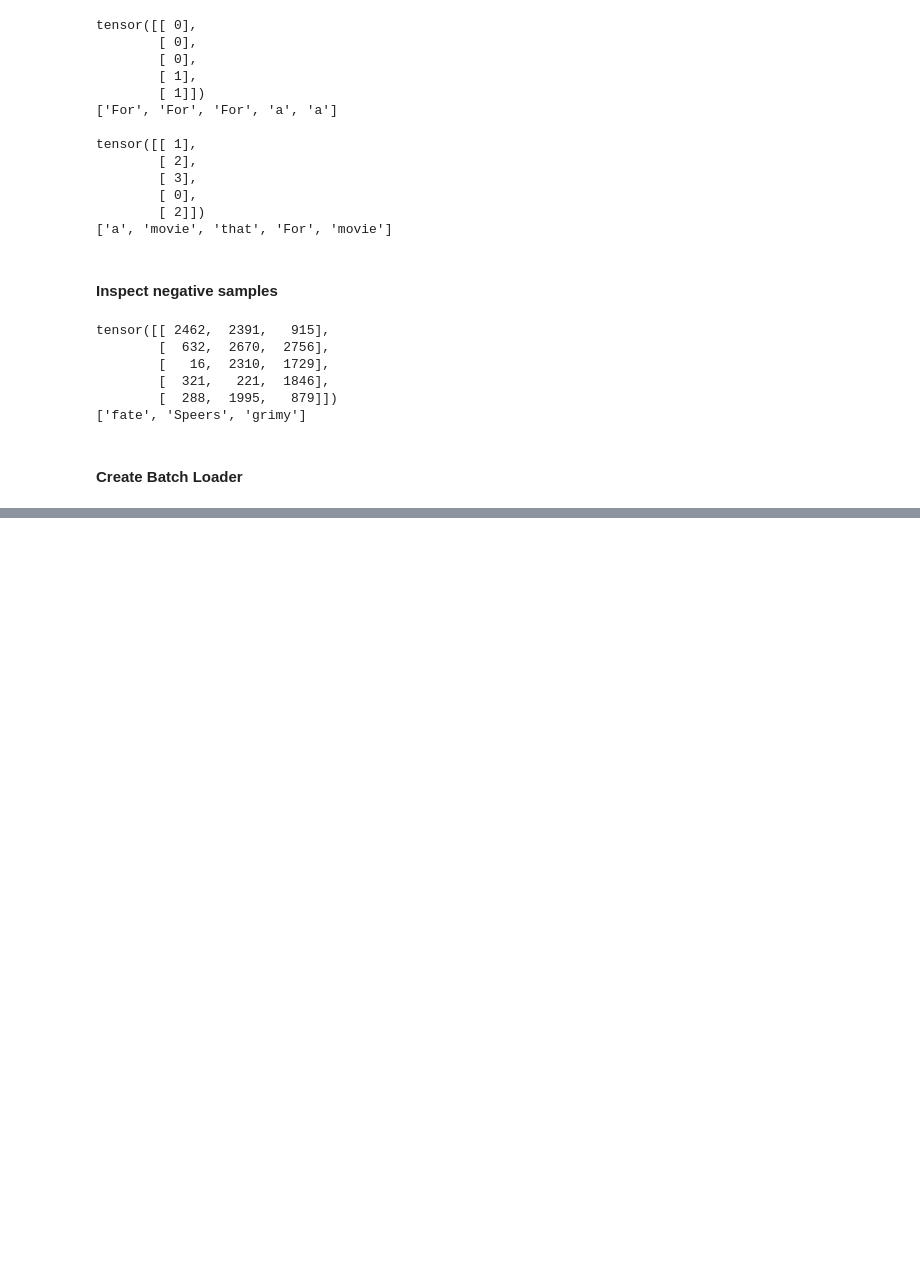
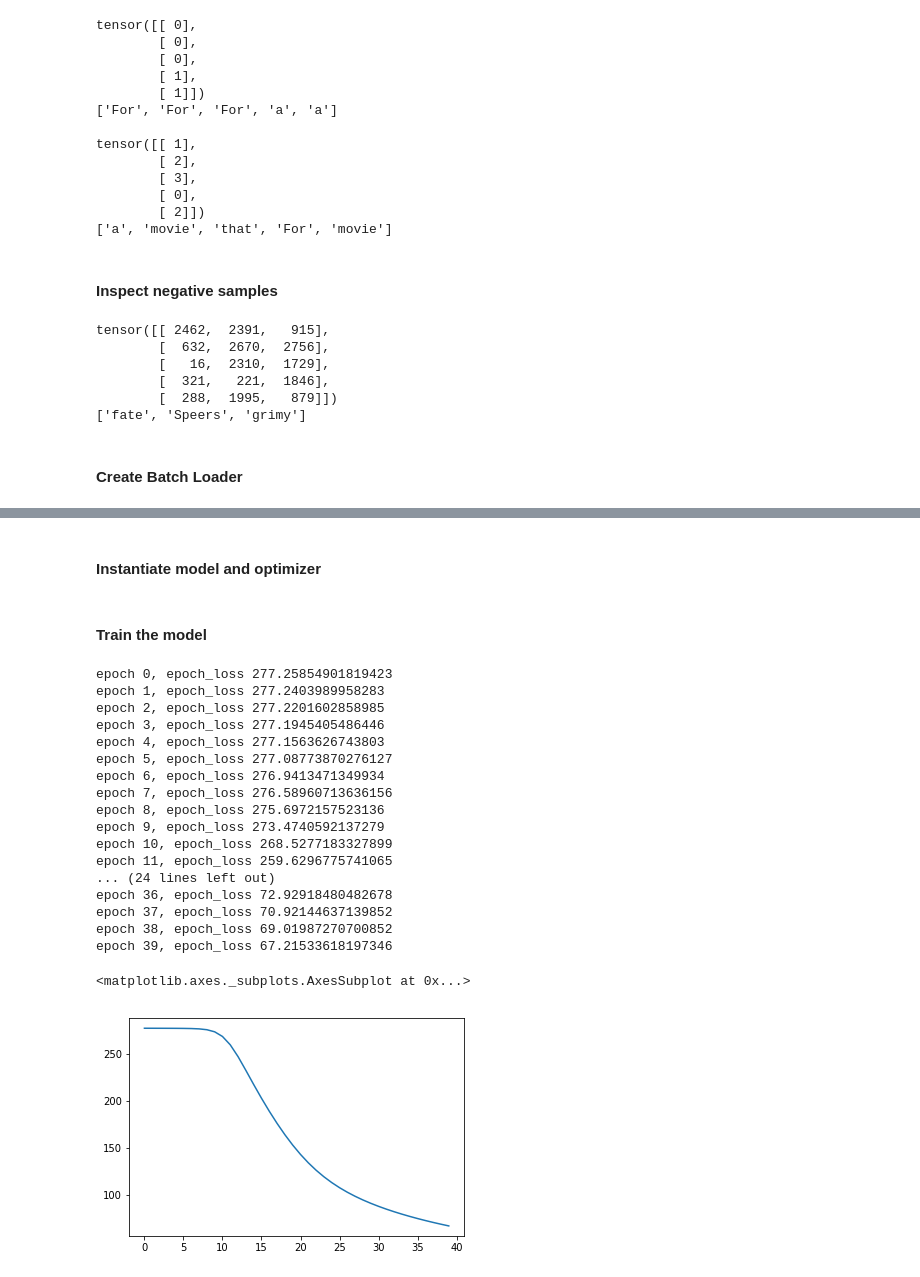
Before and after one commit to hveigz/word-embeddings, a Jupyter notebook: Word2Vec_SkipGram.ipynb, the cells around one changed output, grey strips where cells are left out. Drawn from its saved outputs; the diff is of its cells as text; code cells hidden in the pictures; blank space fills up the shorter version.

Commit message:
Adding model definition and batch training

```diff
--- a/Word2Vec_SkipGram.ipynb
+++ b/Word2Vec_SkipGram.ipynb
@@ -540,3 +538,9 @@ window_size = 3
+# %%
+batch_size = 128
+emb_dimension = 5
+window_size = 10
+n_epochs = 40
+learning_rate = 0.01
 # %% [markdown]
 #### Get samples for training
 # %%
@@ -653,0 +629,50 @@ def forward(self, center_words, positive_words, negative_words):
+# %% [markdown]
+#### Instantiate model and optimizer
+# %%
+model = SkipGram_NegSamp_Model(len(word2id), emb_dimension)
+optimizer = torch.optim.SGD(model.parameters(), lr=learning_rate)
+# %% [markdown]
+#### Train the model
+# %%
+plot_train = []
+save_loss = []
+
+for epoch in range(n_epochs):
+    epoch_loss = []
+    for batch_idx, (center_words, positive_words, negative_words) in enumerate(imdb_loader):
+
+        # forward, backward, optimize
+        optimizer.zero_grad()
+        loss = model.forward(center_words, positive_words, negative_words)
+        loss.backward()
+        optimizer.step()
+
+        # save loss
+        epoch_loss.append(loss.item())
+
+    epoch_loss = np.mean(epoch_loss)
+    save_loss.append(epoch_loss)
+    if epoch%1 == 0:
+        print('epoch {}, epoch_loss {}'.format(epoch, epoch_loss))
+
+pd.Series(save_loss).plot()
+# %% [output]
+epoch 0, epoch_loss 277.25854901819423
+epoch 1, epoch_loss 277.2403989958283
+epoch 2, epoch_loss 277.2201602858985
+epoch 3, epoch_loss 277.1945405486446
+epoch 4, epoch_loss 277.1563626743803
+epoch 5, epoch_loss 277.08773870276127
+epoch 6, epoch_loss 276.9413471349934
+epoch 7, epoch_loss 276.58960713636156
+epoch 8, epoch_loss 275.6972157523136
+epoch 9, epoch_loss 273.4740592137279
+epoch 10, epoch_loss 268.5277183327899
+epoch 11, epoch_loss 259.6296775741065
+... (24 lines left out)
+epoch 36, epoch_loss 72.92918480482678
+epoch 37, epoch_loss 70.92144637139852
+epoch 38, epoch_loss 69.01987270700852
+epoch 39, epoch_loss 67.21533618197346
+<matplotlib.axes._subplots.AxesSubplot at 0x...>
+[figure, added]
```
Also changed, not shown: parts of 8 cells of this notebook.
